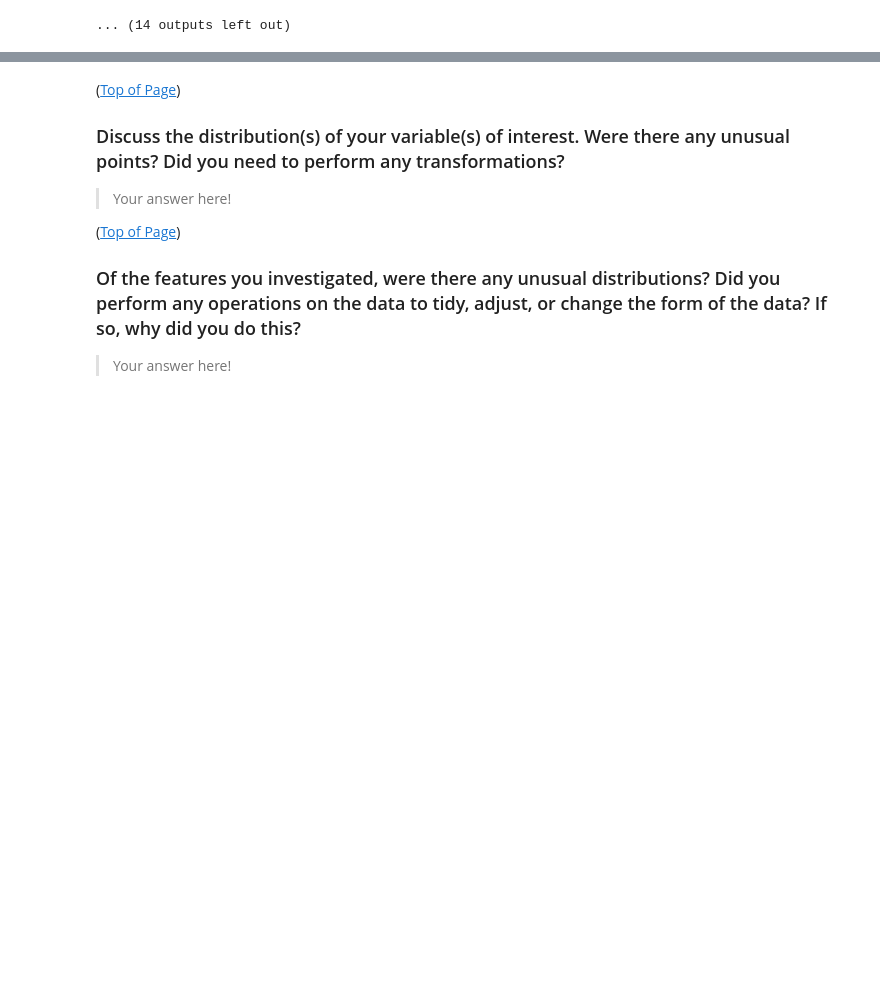
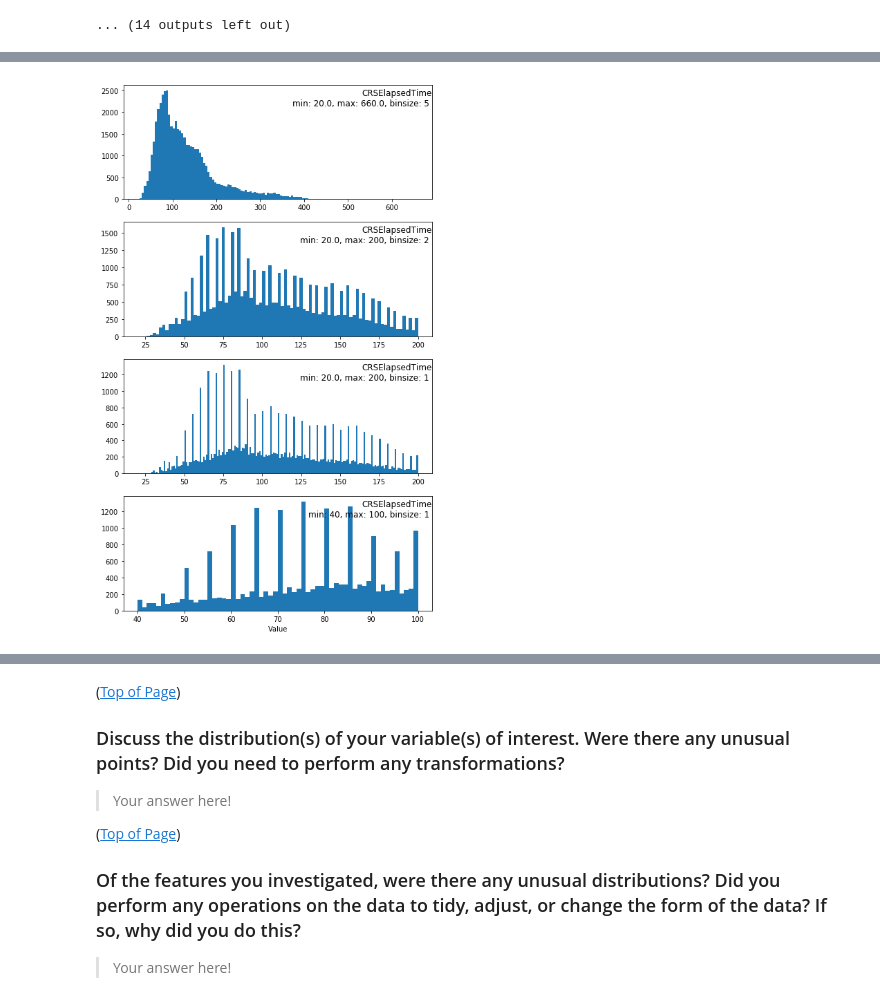
Before and after one commit to ldemastersmith/FlightDataAnalysis, a Jupyter notebook: exploratory_analysis.ipynb, the cells around one changed output, grey strips where cells are left out. Cells and saved outputs as stored; diff of their text form; code cells hidden in the pictures; blank space fills up the shorter version.

```diff
--- a/exploratory_analysis.ipynb
+++ b/exploratory_analysis.ipynb
@@ -566,0 +579,11 @@ for i in range(len(vars_distr)):
+# %%
+numPlots = 4;
+#var = vars_distr[i]
+var = 'CRSElapsedTime'
+min_values = [flights[var].min(), flights[var].min(), flights[var].min(), 40]
+max_values = [flights[var].max(), 200, 200, 100]
+#max_values = [flights[var].max(), 200, flights[var].max()]
+binsizes = [5, 2, 1, 1]
+plot_histograms_stdAxis(flights, var, 'Value', numPlots, min_values, max_values, binsizes)
+# %% [output]
+[figure, added]
```
Also changed, not shown: parts of 6 cells of this notebook.
